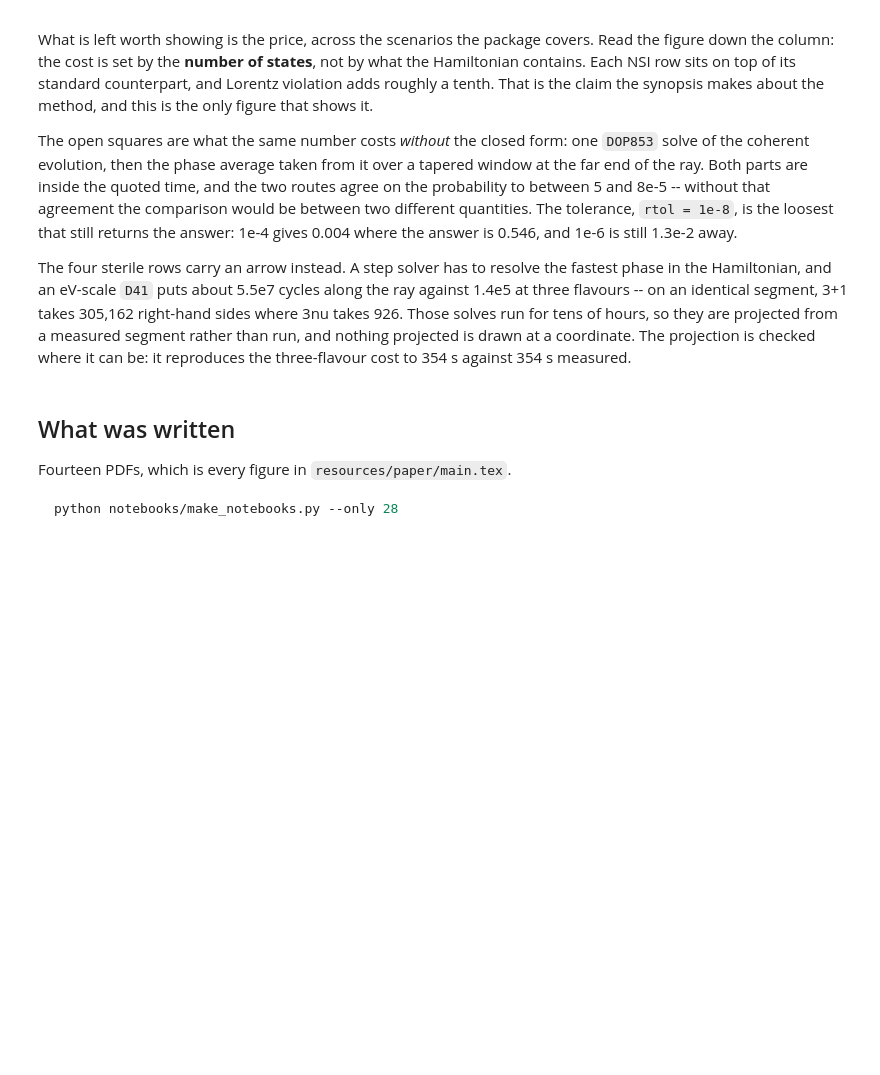
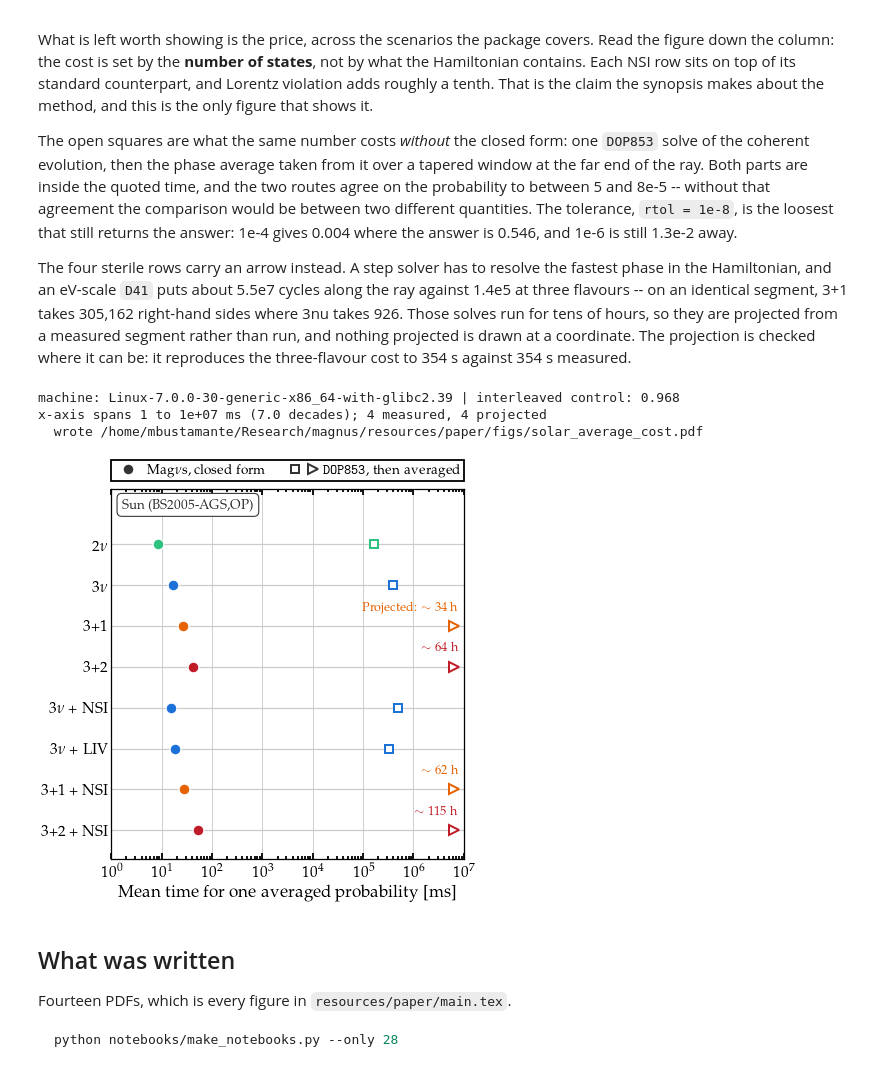
Before and after one commit to mbustama/Magnus, a Jupyter notebook: notebooks/28_magnus_paper_figures.ipynb, the cells around one changed output. Drawn from its saved outputs; the diff is of its cells as text; code cells hidden in the pictures; blank space fills up the shorter version.

```diff
--- a/notebooks/28_magnus_paper_figures.ipynb
+++ b/notebooks/28_magnus_paper_figures.ipynb
@@ -3185,34 +3235,39 @@ ax.set_xlabel(r'Mean time for one averaged probability [ms]', labelpad=2.0)
 ax.grid(True, axis='x', which='major', color=GRID, lw=0.5)
 ax.set_axisbelow(True)
 ax.tick_params(axis='y', which='both', length=0, left=False, right=False)
 ax.tick_params(axis='x', which='major', pad=3.6)
 ax.xaxis.set_major_locator(mpl.ticker.LogLocator(base=10.0, numticks=20))
 ax.xaxis.set_minor_locator(mpl.ticker.LogLocator(base=10.0, subs=tuple(np.arange(2, 10)*0.1),
                                                  numticks=20))
 ax.xaxis.set_minor_formatter(mpl.ticker.NullFormatter())
 h_dot = plt.Line2D([], [], ls='none', marker='o', ms=6.0, color=INK,
                    mec='white', mew=0.7)
 h_sq = plt.Line2D([], [], ls='none', marker='s', ms=4.6, mfc='white', mec=INK, mew=1.1)
 h_tr = plt.Line2D([], [], ls='none', marker='>', ms=5.2, mfc='white', mec=INK, mew=1.1)
 # Above the panel, not inside it.  Every row spans the full width, so an inset legend
 # has nowhere to sit that does not cover a row; in the first draft it hid 3+2 + NSI
 # completely.  The square and the triangle share one entry because they are one series
 # -- the same integration, measured where that was possible and projected where it was
 # not -- and the triangles are labelled with their times where they are drawn.
 ax.legend([h_dot, (h_sq, h_tr)],
-          [r'\magnus, closed form', r'{\tt DOP853}, then averaged'],
+          [r'Mag$\nu$s, closed form', r'{\tt DOP853}, then averaged'],
           handler_map={tuple: mpl.legend_handler.HandlerTuple(ndivide=None, pad=0.7)},
           loc='lower left', bbox_to_anchor=(0.0, 1.02, 1.0, 0.102), mode='expand',
           ncol=2, handlelength=1.8, columnspacing=1.0, handletextpad=0.5,
           borderaxespad=0.0, fontsize=7.6)
 
 # Which profile these eight rows were priced on, said inside the panel so the figure
 # carries it without the caption.
 ax.text(0.030, 0.975, r'Sun (BS2005-AGS,OP)', transform=ax.transAxes,
         ha='left', va='top', fontsize=7.5, color=INK, zorder=6,
         bbox=dict(boxstyle='round,pad=0.35', fc='white', ec=INK, lw=0.6))
 fig.tight_layout(pad=0.6)
 save(fig, 'solar_average_cost.pdf')
+# %% [output]
+machine: Linux-7.0.0-30-generic-x86_64-with-glibc2.39 | interleaved control: 0.968
+x-axis spans 1 to 1e+07 ms (7.0 decades); 4 measured, 4 projected
+  wrote /home/mbustamante/Research/magnus/resources/paper/figs/solar_average_cost.pdf
+[figure, added]
 # %% [markdown]
 ## What was written
 
```
Also changed, not shown: parts of 10 cells of this notebook, 21 other files.
